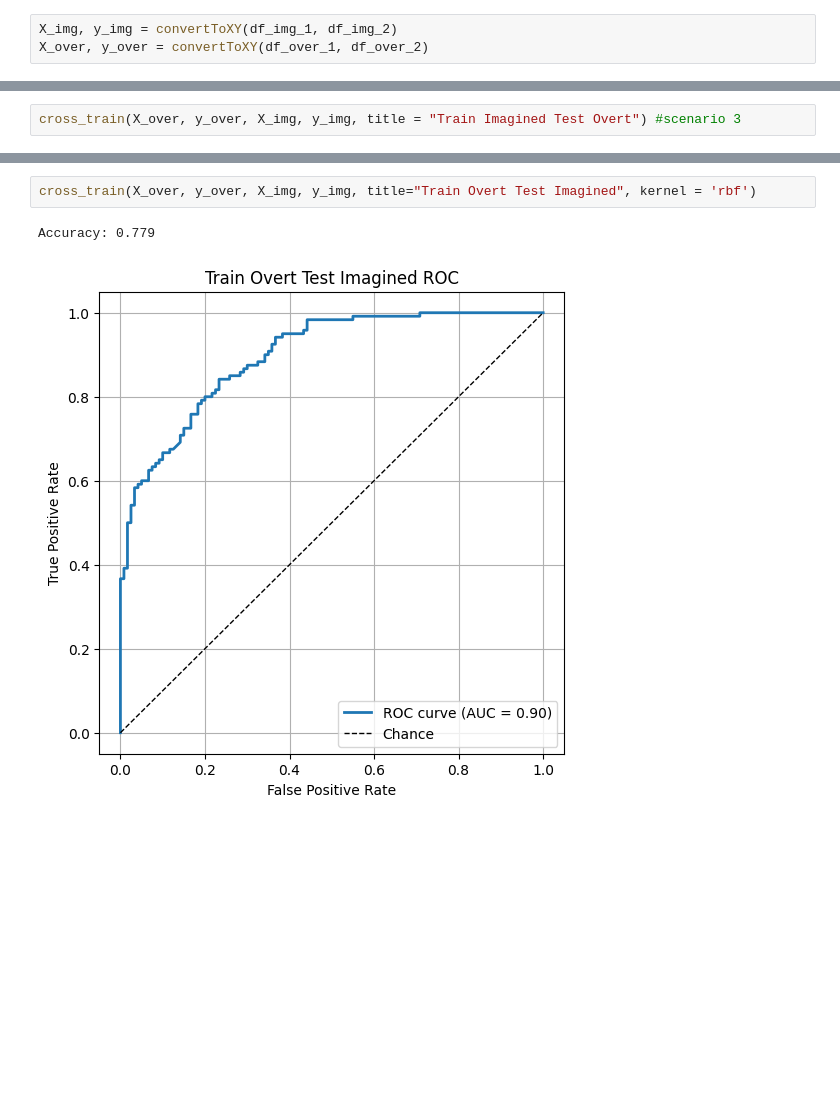
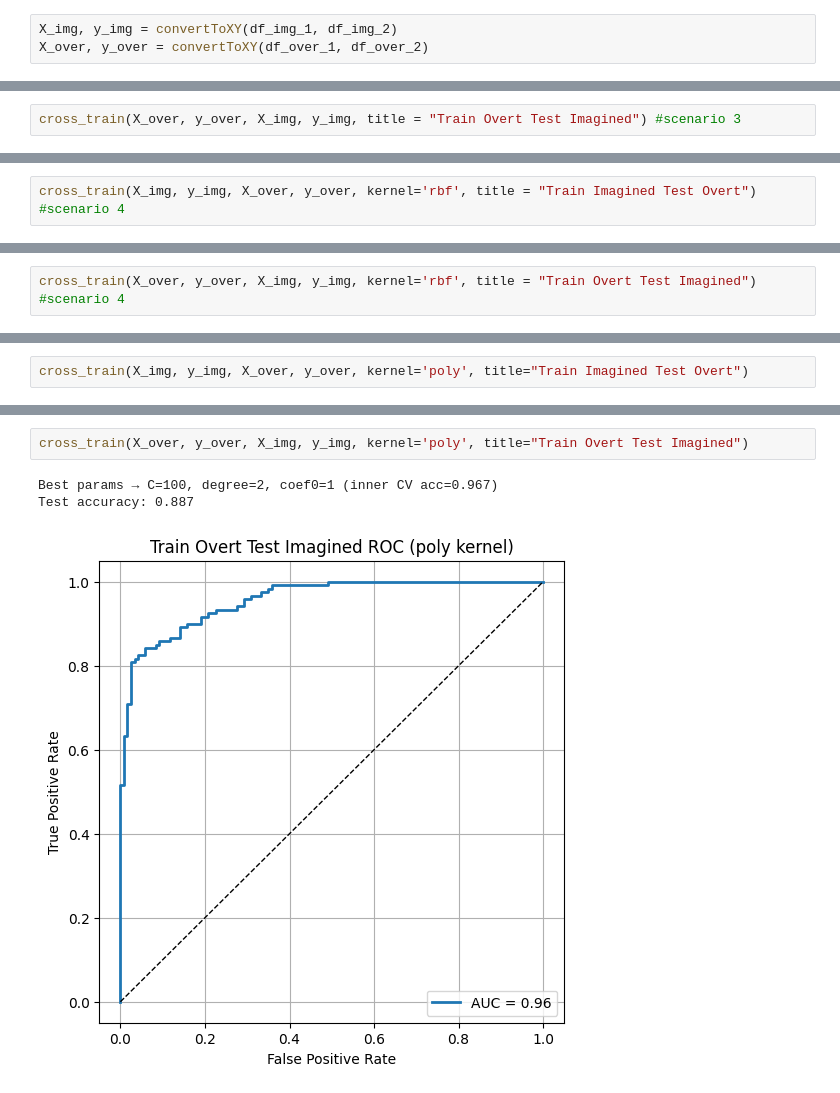
Before and after one commit to EvanWen036/DecodeBCI, a Jupyter notebook: mp2.ipynb, the cells around one changed output, grey strips where cells are left out. Cells and saved outputs as stored; diff of their text form; blank space fills up the shorter version.

```diff
--- a/mp2.ipynb
+++ b/mp2.ipynb
@@ -360,3 +468,3 @@ Accuracy: 0.912
 # %%
-cross_train(X_over, y_over, X_img, y_img, title = "Train Imagined Test Overt") #scenario 3
+cross_train(X_over, y_over, X_img, y_img, title = "Train Overt Test Imagined") #scenario 3
 # %% [output]
@@ -386,0 +508,2 @@ Overall CV accuracy: 0.925
+# %%
+cross_train(X_img, y_img, X_over, y_over, kernel='rbf', title = "Train Imagined Test Overt") #scenario 4
@@ -386,0 +514,2 @@ Overall CV accuracy: 0.925
+# %%
+cross_train(X_over, y_over, X_img, y_img, kernel='rbf', title = "Train Overt Test Imagined") #scenario 4
@@ -386,0 +554,2 @@ Overall CV accuracy: 0.925
+# %%
+cross_train(X_img, y_img, X_over, y_over, kernel='poly', title="Train Imagined Test Overt")
@@ -387,5 +560,6 @@ Overall CV accuracy: 0.925
 # %%
-cross_train(X_over, y_over, X_img, y_img, title="Train Overt Test Imagined", kernel = 'rbf')
+cross_train(X_over, y_over, X_img, y_img, kernel='poly', title="Train Overt Test Imagined")
 # %% [output]
-Accuracy: 0.779
+Best params → C=100, degree=2, coef0=1 (inner CV acc=0.967)
+Test accuracy: 0.887
-[figure, old version]
+[figure, new version]
```
Also changed, not shown: parts of 18 cells of this notebook, 18 other files.
